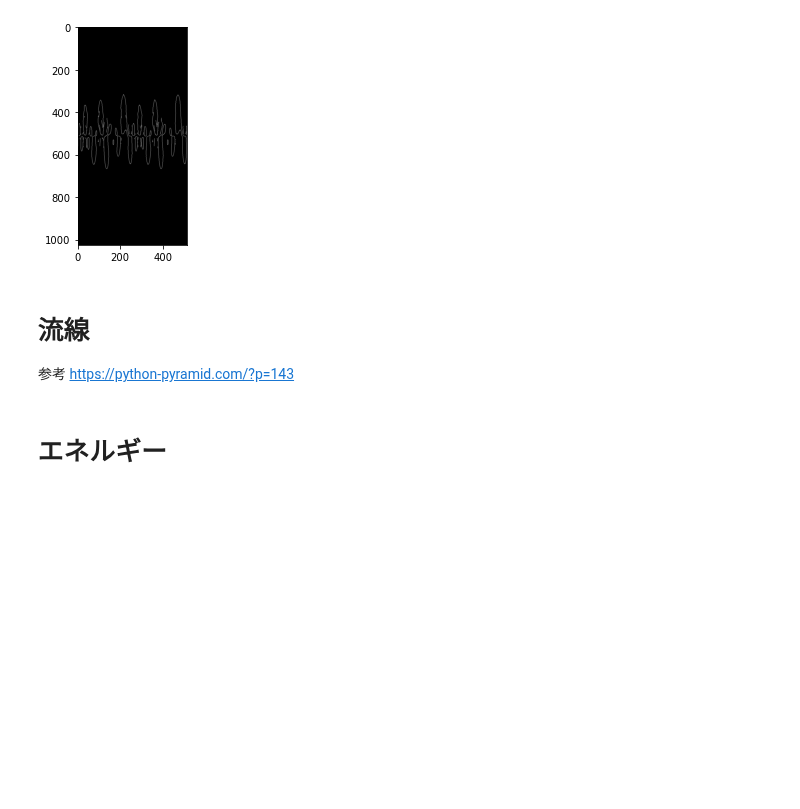
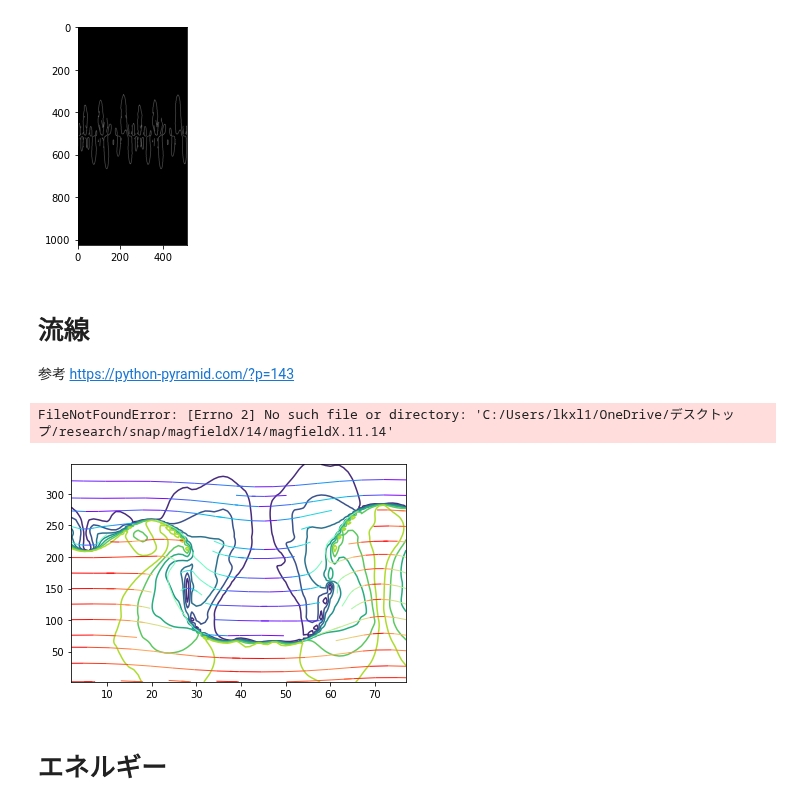
Before and after one commit to koki-mus/research, a Jupyter notebook: src/visualize.ipynb, the cells around one changed output. Saved outputs shown, nothing was run; the diff lists cells and outputs as text; code cells hidden in the pictures; blank space fills up the shorter version.

```diff
--- a/src/visualize.ipynb
+++ b/src/visualize.ipynb
@@ -87,38 +87,44 @@ def stream_plt(X, Y, compress=0):
     rot = mf.rot2d(u, v)
     u = u[2:-2,2:-2]
     v = v[2:-2,2:-2]
     X = X[2:-2,2:-2]
     Y = Y[2:-2,2:-2]
     ##########
-
+    rad = np.arccos(u/np.sqrt(u**2+v**2))
+    color2 = np.array(v) / np.array(u)
+    color2 = color2 - min(color2.flat)
+    color2 = color2/max(color2.flat)
     speed = np.sqrt(u**2 + v**2)
     lw = 7*speed / speed.max()
 
     fig = plt.figure(1)
-    #plt.contour(X,Y,speed)
-    mf.show(rot,bar_range=[-0.05,0.05])
+    plt.contour(X,Y,rad)
+    # mf.show(rot,bar_range=[-0.05,0.05])
     #sns.heatmap(dataY)
     #strm = plt.streamplot(X, Y, u, v, density=[5], color=color, arrowstyle='-', linewidth=1,cmap="rainbow")
     # strm = plt.streamplot(X, Y, u, v, density=[3], color=rot, arrowstyle='-', linewidth=lw,cmap="rainbow")
-    strm = plt.streamplot(X, Y, u, v, density=[0.5], color="white", arrowstyle='simple', linewidth=1,cmap="rainbow", minlength=0.001)
+    strm = plt.streamplot(X, Y, u, v, density=[0.5], color=rad, arrowstyle='-', linewidth=1,cmap="rainbow", minlength=0.001)
 
     #strm = plt.streamplot(X, Y, u, v, density=[1,5], color=black, arrowstyle='-|>', linewidth=1)
 
     #fig.colorbar(strm.lines)
     # plt.show()
 
 number =0
 for job in [1,2,3,4,5,6,7,8,9,10,11,12,13,14]:
-    for para in [1,3,5,7,9,11,13,15,17,19]:
+    for para in range(1,21, 5):
         dataX = mf.load(mf.gen_snap_path("magfieldX",para,job), z=3)
         dataY = mf.load(mf.gen_snap_path("magfieldY",para,job), z=3)
         plt.cla()
         stream =stream_plt(dataX,dataY)
         plt.savefig(f"{imgout}1004/{number}.png")
         number += 1
 
 
 ######################
+# %% [output]
+FileNotFoundError: [Errno 2] No such file or directory: 'C:/Users/lkxl1/OneDrive/デスクトップ/research/snap/magfieldX/14/magfieldX.11.14'
+[figure, added]
 # %% [markdown]
 # エネルギー
 # %%
```
Also changed, not shown: parts of 3 cells of this notebook.
